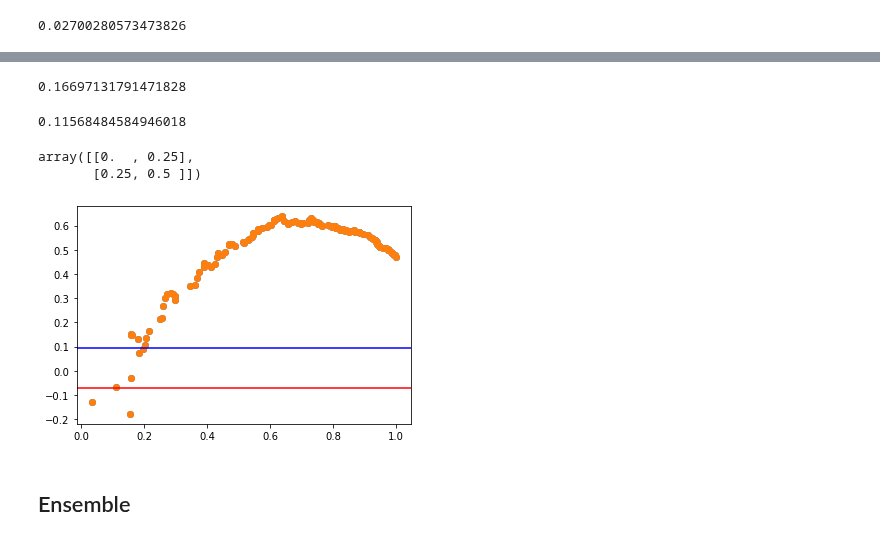
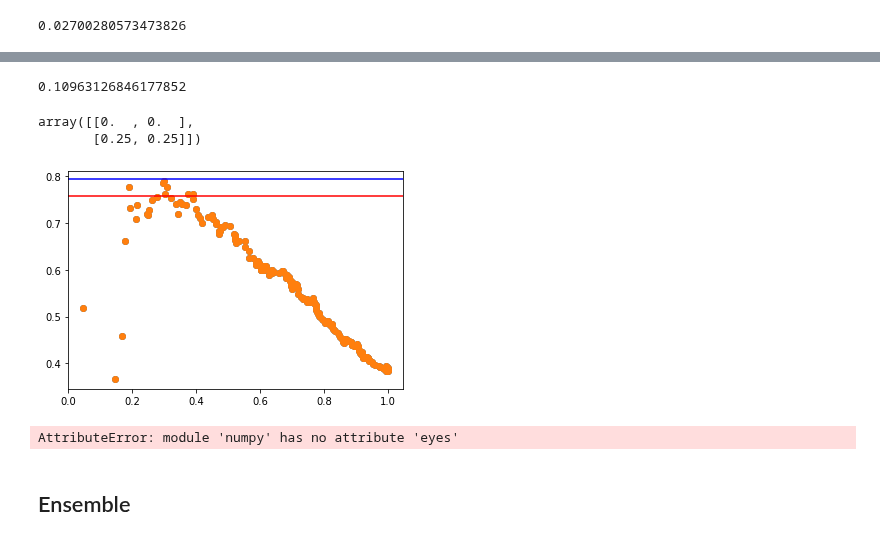
Before and after one commit to Karlmyh/RTER, a Jupyter notebook: test.ipynb, the cells around one changed output, grey strips where cells are left out. Drawn from its saved outputs; the diff is of its cells as text; code cells hidden in the pictures.

```diff
--- a/test.ipynb
+++ b/test.ipynb
@@ -83,25 +83,28 @@ plt.colorbar()
 # %%
-generator=TestDistribution(7).returnDistribution()
+generator=TestDistribution(8).returnDistribution()
 np.random.seed(1)
 X_train,Y_train=generator.generate(3000)
-X_test,Y_test = generator.generate(1000)
+X_test,Y_test = generator.generate(10000)
 axis0,axis1 = np.meshgrid(np.arange(0,1,0.01),np.arange(0,1,0.01))
 X_grid = np.array([axis0.ravel(),axis1.ravel()]).T
 model = RegressionTree(estimator="pointwise_extrapolation_estimator",
                          splitter="maxedge",
                          min_samples_split=10,
                          max_depth=4,
-                         order=1,
+                         order=13,
                          random_state=4,
                          truncate_ratio_low=0,
                          truncate_ratio_up= 1,
-                      r_range_low=0.1,
-                      r_range_up=0.6)
+                      r_range_low=0,
+                      r_range_up=0.7,
+                      step=2,
+                      lamda=0.5)
 model.fit(X_train, Y_train)
 predict_result=model.predict(X_grid).reshape(-1,100)
 plt.contourf(axis0, axis1,predict_result) #,vmin=0,vmax=20)
 plt.colorbar()
 MSE(model.predict(X_grid),generator.evaluate(X_grid))
+MSE(model.predict(X_test),Y_test)
 # %% [output]
 <matplotlib.contour.QuadContourSet at 0x...>
 <matplotlib.colorbar.Colorbar at 0x...>
@@ -110,55 +114,37 @@ MSE(model.predict(X_grid),generator.evaluate(X_grid))
-# %%
-generator=TestDistribution(7).returnDistribution()
-np.random.seed(1)
-X_train,Y_train=generator.generate(2000)
-X_test,Y_test = generator.generate(10000)
-
-model = RegressionTree(estimator="pointwise_extrapolation_estimator",
-                         splitter="maxedge",
-                         min_samples_split=10,
-                         max_depth=4,
-                         order=1,
-                         random_state=4,
-                         truncate_ratio_low= 0,
-                         truncate_ratio_up= 1,
-                      r_range_low=0,
-                      r_range_up=0.55)
-model.fit(X_train, Y_train)
-y_hat=model.predict(X_test)
-
-MSE(y_hat, Y_test)
-# %% [output]
-0.16697131791471828
 # %%
 from sklearn.ensemble import GradientBoostingRegressor
 
 
-model_GBRT = GradientBoostingRegressor(n_estimators = 100)
+model_GBRT = GradientBoostingRegressor(n_estimators = 150)
 
 _=model_GBRT.fit(X_train, Y_train)
 y_hat=model_GBRT.predict(X_test)
 mse_score = MSE(y_hat, Y_test)
 mse_score
 # %% [output]
-0.11568484584946018
+0.10963126846177852
 # %%
-node_idx=1
+node_idx=0
 ERT_model=model
 query_obj=list(ERT_model.tree_.leafnode_fun.values())[node_idx]
 X_range,dt_X, dt_Y = query_obj.X_range, query_obj.dt_X, query_obj.dt_Y
 X_range
-X_extra= X_range.mean(axis=0)+0.1
-order, truncate_ratio_low, truncate_ratio_up , r_range_low, r_range_up= 1,0,1,0,0.7
+X_extra= X_range.mean(axis=0)+0.05
+order, truncate_ratio_low, truncate_ratio_up , r_range_low, r_range_up, step= 1,0,1,0,0.7,2
 
-sorted_ratio, sorted_prediction, intercept = ERT_model.get_node_extrapolation(dt_X, dt_Y, X_extra, X_range, order, truncate_ratio_low, truncate_ratio_up,r_range_low, r_range_up)
+sorted_ratio, sorted_prediction, intercept = ERT_model.get_node_extrapolation(dt_X, dt_Y, X_extra, X_range, order, truncate_ratio_low, truncate_ratio_up,r_range_low, r_range_up,step)
 _=plt.scatter((sorted_ratio),sorted_prediction)
 _=plt.scatter((sorted_ratio)[int(len(sorted_ratio)*truncate_ratio_low):int(len(sorted_ratio)*truncate_ratio_up)],sorted_prediction[int(len(sorted_prediction)*truncate_ratio_low):int(len(sorted_prediction)*truncate_ratio_up)])
 _=plt.axhline(intercept,color="red")
 _=plt.axhline(generator.evaluate(X_extra.reshape(1,-1)),color="blue")
 # %% [output]
-array([[0.  , 0.25],
-       [0.25, 0.5 ]])
+array([[0.  , 0.  ],
+       [0.25, 0.25]])
-[figure, old version]
+[figure, new version]
+# %%
+np.eyes(10)
+# %% [output]
+AttributeError: module 'numpy' has no attribute 'eyes'
 # %% [markdown]
 ## Ensemble
 # %%
```
Also changed, not shown: parts of 15 cells of this notebook, 17 other files.
